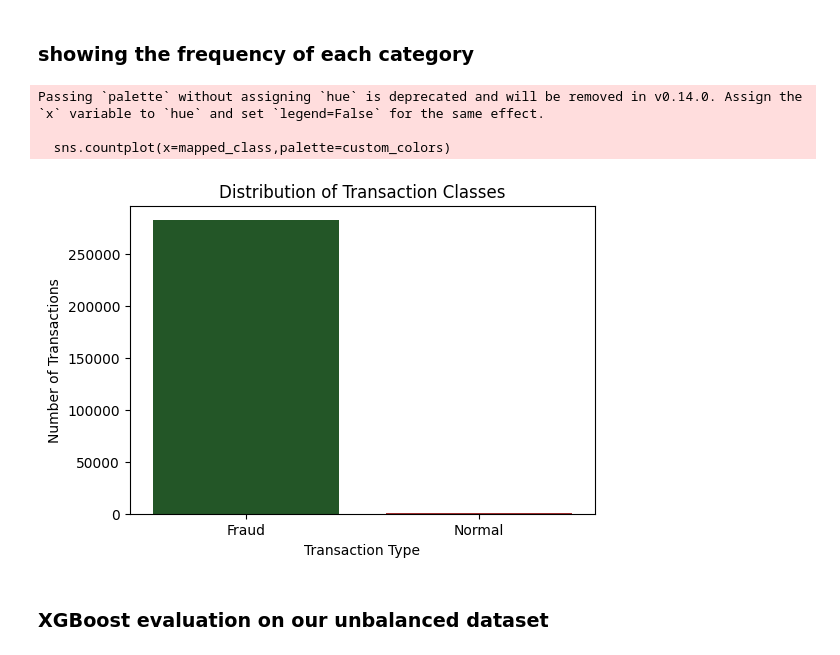
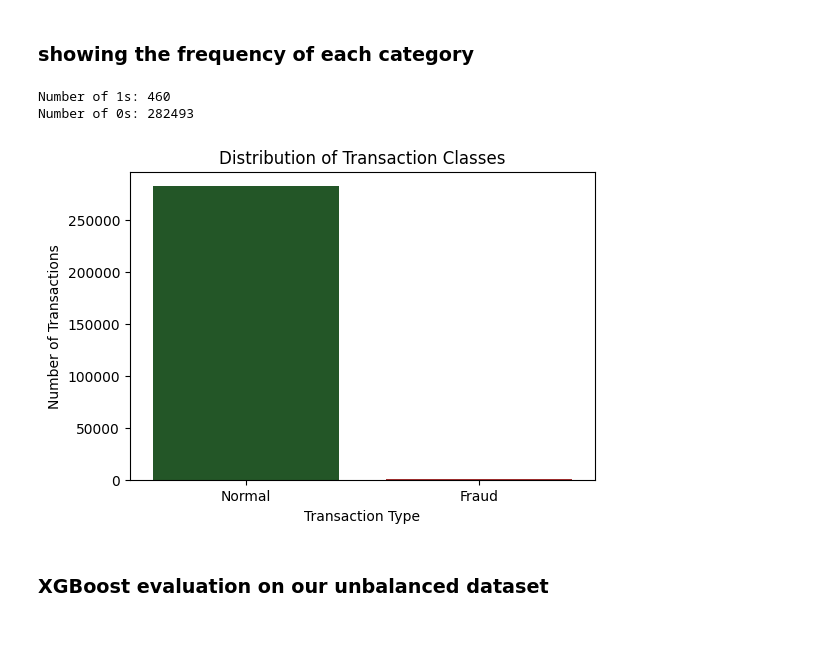
Before and after one commit to CheunAnthony/fraude_detection, a Jupyter notebook: fraud_detection.ipynb, the cells around one changed output. Drawn from its saved outputs; the diff is of its cells as text; code cells hidden in the pictures.

```diff
--- a/fraud_detection.ipynb
+++ b/fraud_detection.ipynb
@@ -388,21 +385,27 @@ credit_df.groupby("Class")["Class"].count()
 dtype: int64
 # %% [markdown]
 ### showing the frequency of each category
+# %%
+from collections import Counter
+counts = Counter(credit_df['Class'])
+
+print("Number of 1s:", counts[1])
+print("Number of 0s:", counts[0])
+# %% [output]
+Number of 1s: 460
+Number of 0s: 282493
 # %%
 plt.figure(figsize=(6,4))
-label_mapping = {0:"Fraud",1:"Normal"}
+label_mapping = {0:"Normal",1:"Fraud"}
 custom_colors = ['#1B5E20', '#B71C1C']
 mapped_class = credit_df['Class'].map(label_mapping)
-sns.countplot(x=mapped_class,palette=custom_colors)
+sns.countplot(x=mapped_class,palette=custom_colors,hue=mapped_class)
 plt.title("Distribution of Transaction Classes")
 plt.xlabel("Transaction Type")
 plt.ylabel("Number of Transactions")
 plt.show()
 # %% [output]
-Passing `palette` without assigning `hue` is deprecated and will be removed in v0.14.0. Assign the `x` variable to `hue` and set `legend=False` for the same effect.
-
-  sns.countplot(x=mapped_class,palette=custom_colors)
-[figure, old version]
+[figure, new version]
 # %% [markdown]
 ### XGBoost evaluation on our unbalanced dataset
 # %%
```
Also changed, not shown: parts of 29 cells of this notebook.
